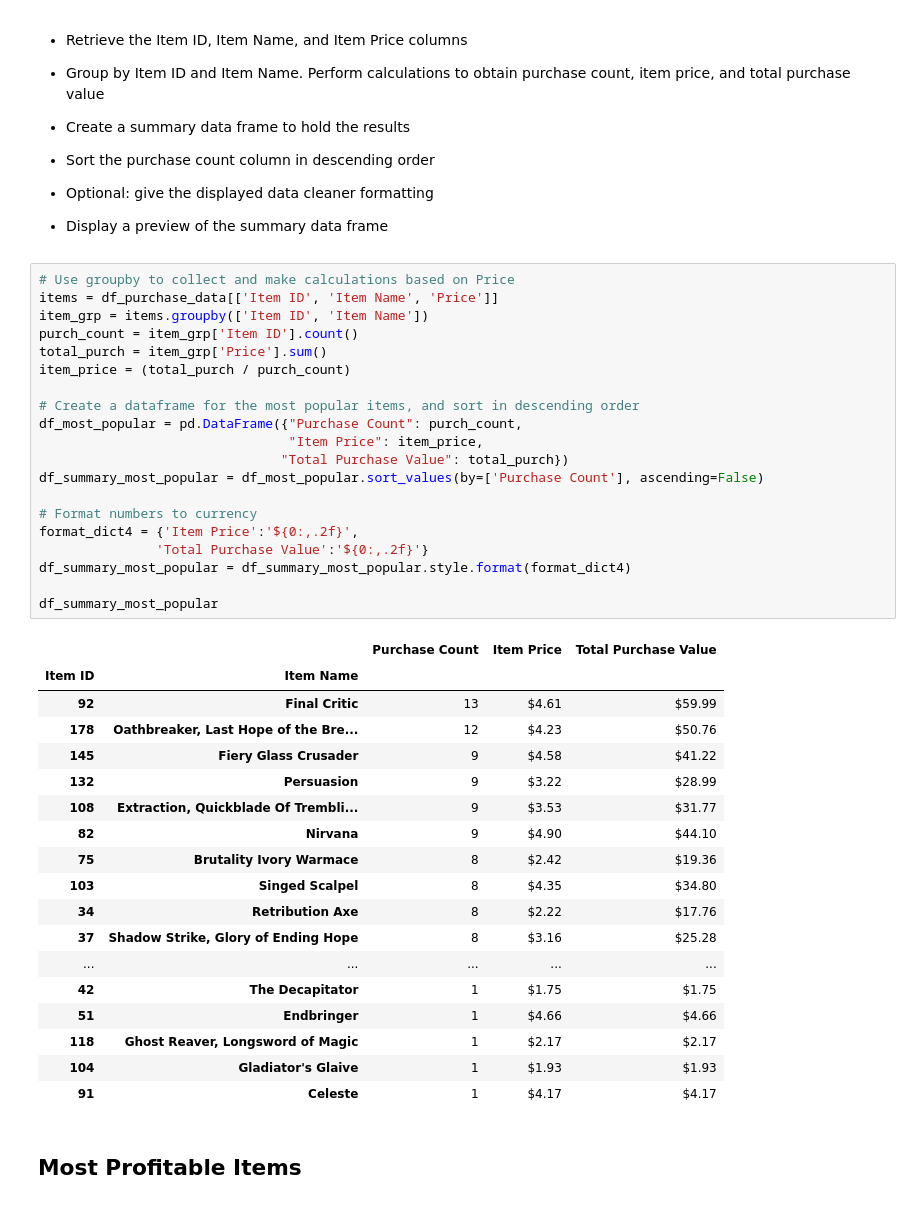
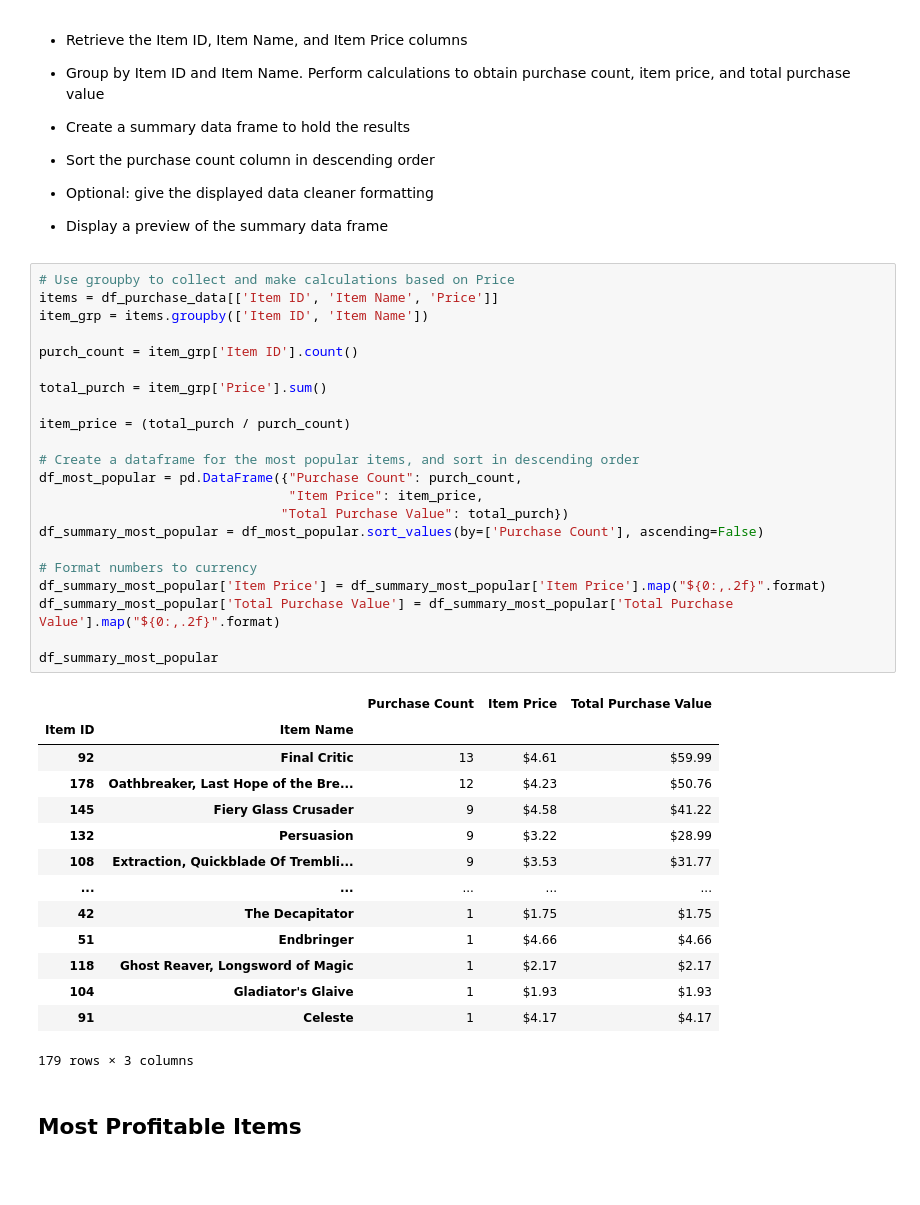
Before and after one commit to MichRisu/pandas-challenge, a Jupyter notebook: HeroesOfPymoli/HeroesOfPymoli_starter.ipynb, the cells around one changed output. Drawn from its saved outputs; the diff is of its cells as text; blank space fills up the shorter version.

```diff
--- a/HeroesOfPymoli/HeroesOfPymoli_starter.ipynb
+++ b/HeroesOfPymoli/HeroesOfPymoli_starter.ipynb
@@ -343,42 +339,40 @@ df_summary_top_spenders
 # %%
 # Use groupby to collect and make calculations based on Price
 items = df_purchase_data[['Item ID', 'Item Name', 'Price']]
 item_grp = items.groupby(['Item ID', 'Item Name'])
+
 purch_count = item_grp['Item ID'].count()
+
 total_purch = item_grp['Price'].sum()
+
 item_price = (total_purch / purch_count)
 
 # Create a dataframe for the most popular items, and sort in descending order
 df_most_popular = pd.DataFrame({"Purchase Count": purch_count,
                                 "Item Price": item_price,
                                "Total Purchase Value": total_purch})
 df_summary_most_popular = df_most_popular.sort_values(by=['Purchase Count'], ascending=False)
 
 # Format numbers to currency
-format_dict4 = {'Item Price':'${0:,.2f}',
-               'Total Purchase Value':'${0:,.2f}'}
-df_summary_most_popular = df_summary_most_popular.style.format(format_dict4)
+df_summary_most_popular['Item Price'] = df_summary_most_popular['Item Price'].map("${0:,.2f}".format)
+df_summary_most_popular['Total Purchase Value'] = df_summary_most_popular['Total Purchase Value'].map("${0:,.2f}".format)
 
 df_summary_most_popular
 # %% [output]
 |  |  | Purchase Count | Item Price | Total Purchase Value |
 | Item ID | Item Name |  |  |  |
 | 92 | Final Critic | 13 | $4.61 | $59.99 |
 | 178 | Oathbreaker, Last Hope of the Bre... | 12 | $4.23 | $50.76 |
 | 145 | Fiery Glass Crusader | 9 | $4.58 | $41.22 |
 | 132 | Persuasion | 9 | $3.22 | $28.99 |
 | 108 | Extraction, Quickblade Of Trembli... | 9 | $3.53 | $31.77 |
-| 82 | Nirvana | 9 | $4.90 | $44.10 |
-| 75 | Brutality Ivory Warmace | 8 | $2.42 | $19.36 |
-| 103 | Singed Scalpel | 8 | $4.35 | $34.80 |
-| 34 | Retribution Axe | 8 | $2.22 | $17.76 |
-| 37 | Shadow Strike, Glory of Ending Hope | 8 | $3.16 | $25.28 |
 | ... | ... | ... | ... | ... |
 | 42 | The Decapitator | 1 | $1.75 | $1.75 |
 | 51 | Endbringer | 1 | $4.66 | $4.66 |
 | 118 | Ghost Reaver, Longsword of Magic | 1 | $2.17 | $2.17 |
 | 104 | Gladiator's Glaive | 1 | $1.93 | $1.93 |
 | 91 | Celeste | 1 | $4.17 | $4.17 |
+179 rows × 3 columns
 # %% [markdown]
 ## Most Profitable Items
 # %% [markdown]
```
Also changed, not shown: parts of 6 cells of this notebook.
